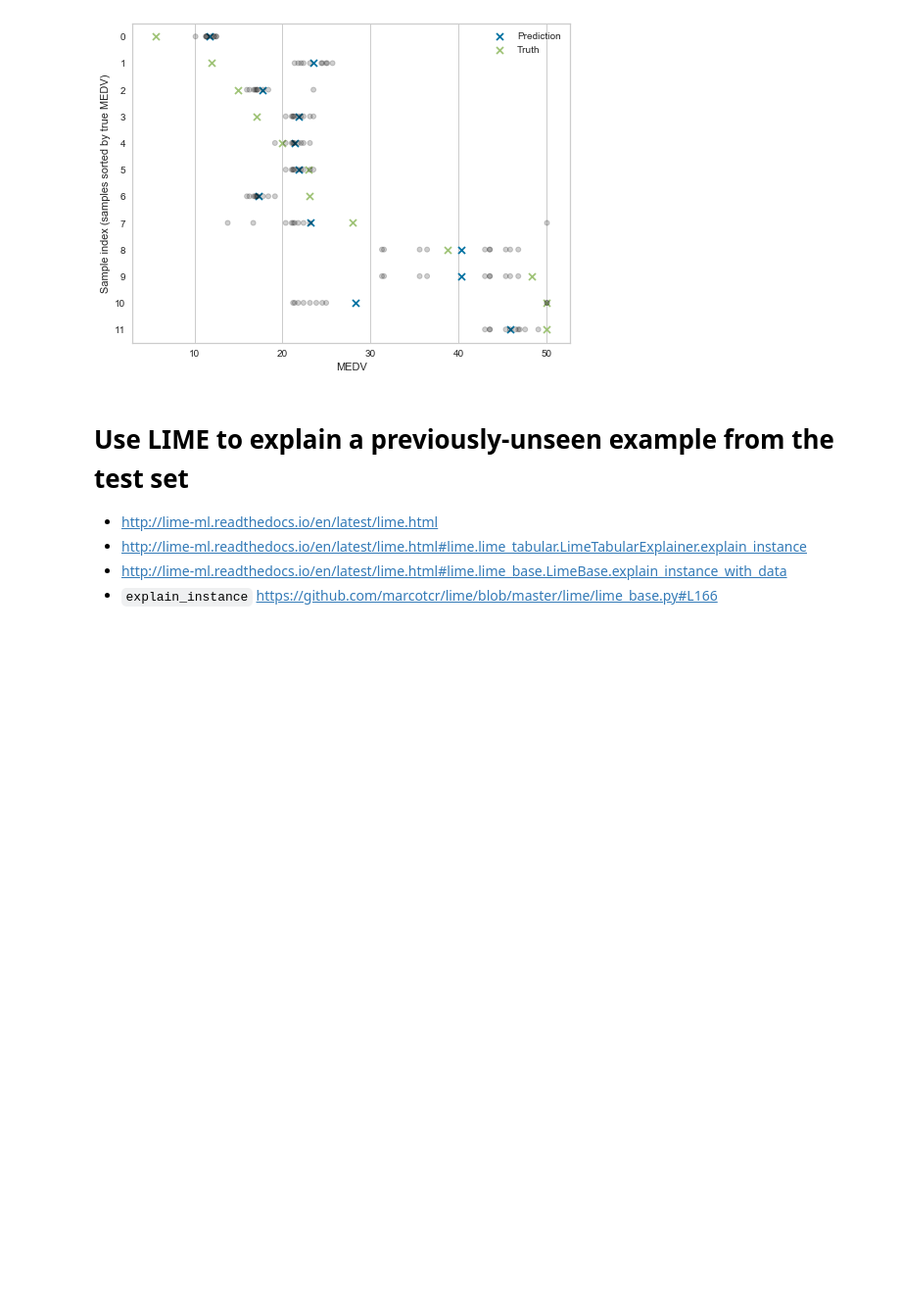
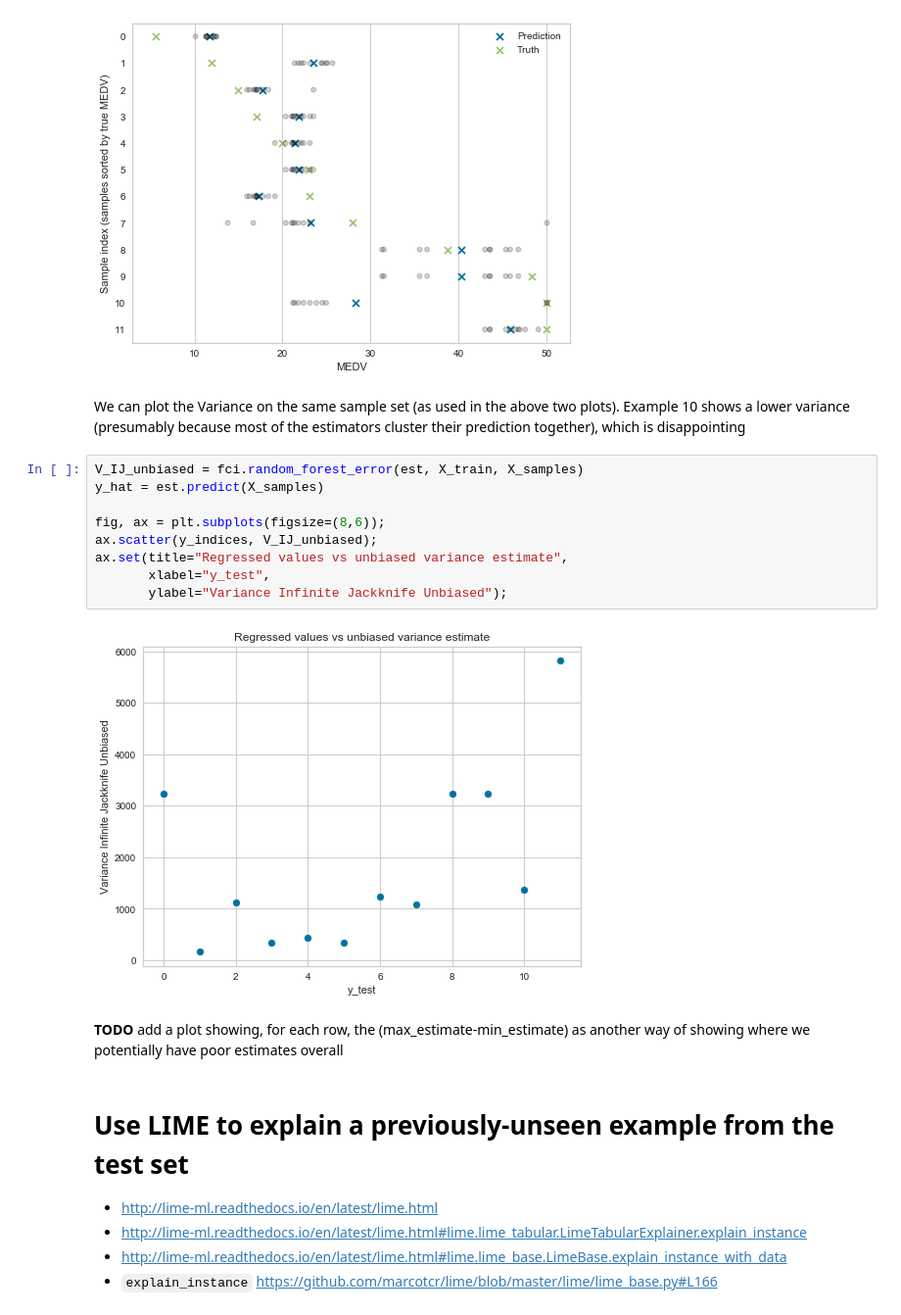
Before and after one commit to ianozsvald/data_science_delivered, a Jupyter notebook: ml_explain_regression_prediction.ipynb, the cells around one changed output. Shown at 98% size. Cells and saved outputs as stored; diff of their text form; blank space fills up the shorter version.

```diff
--- a/ml_explain_regression_prediction.ipynb
+++ b/ml_explain_regression_prediction.ipynb
@@ -269,6 +269,21 @@ ax.scatter(y_samples.values, y_indices, marker='x', label="Truth");
 ax.legend();
 # %% [output]
 [figure]
+# %% [markdown]
+We can plot the Variance on the same sample set (as used in the above two plots). Example 10 shows a lower variance (presumably because most of the estimators cluster their prediction together), which is disappointing
+# %%
+V_IJ_unbiased = fci.random_forest_error(est, X_train, X_samples)
+y_hat = est.predict(X_samples)
+
+fig, ax = plt.subplots(figsize=(8,6));
+ax.scatter(y_indices, V_IJ_unbiased);
+ax.set(title="Regressed values vs unbiased variance estimate",
+       xlabel="y_test",
+       ylabel="Variance Infinite Jackknife Unbiased");
+# %% [output]
+[figure, added]
+# %% [markdown]
+**TODO** add a plot showing, for each row, the (max_estimate-min_estimate) as another way of showing where we potentially have poor estimates overall
 # %% [markdown]
 # Use LIME to explain a previously-unseen example from the test set
 
```
Also changed, not shown: parts of 5 cells of this notebook.
